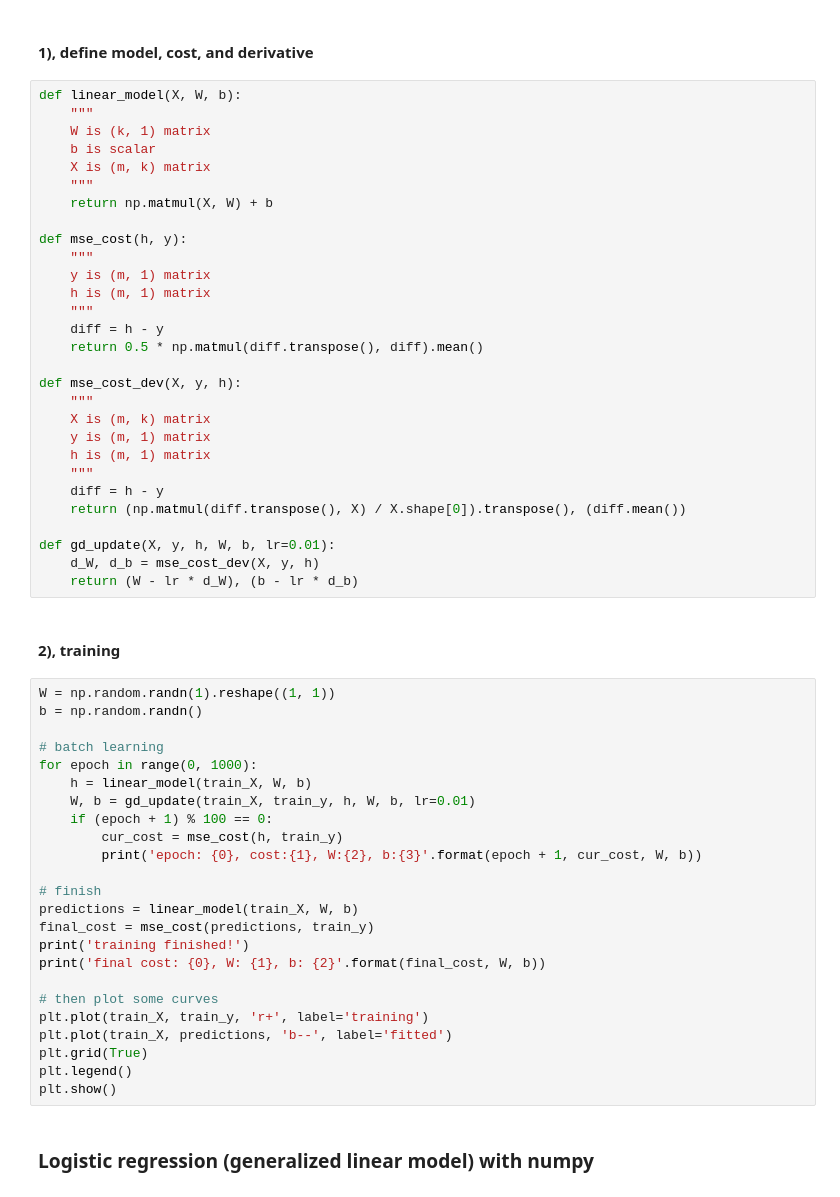
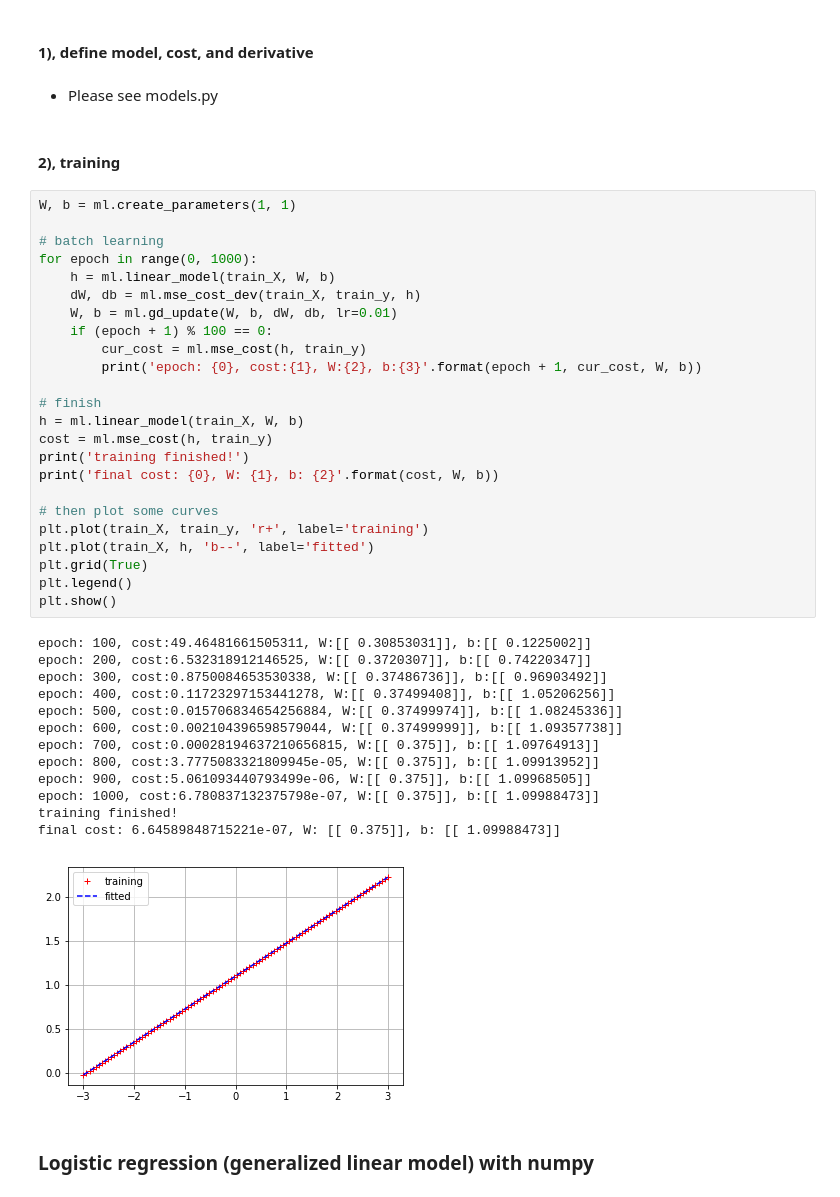
Before and after one commit to hdup/mlc, a Jupyter notebook: stage-1-anti-captcha/c02-linear-model-walk-through.ipynb, the cells around one changed output. Saved outputs shown, nothing was run; the diff lists cells and outputs as text.

```diff
--- a/stage-1-anti-captcha/c02-linear-model-walk-through.ipynb
+++ b/stage-1-anti-captcha/c02-linear-model-walk-through.ipynb
@@ -28,61 +31,48 @@ print(train_X.shape)
 ### Implement with numpy
 # %% [markdown]
 #### 1), define model, cost, and derivative
-# %%
-def linear_model(X, W, b):
-    """
-    W is (k, 1) matrix
-    b is scalar
-    X is (m, k) matrix
-    """
-    return np.matmul(X, W) + b
-
-def mse_cost(h, y):
-    """
-    y is (m, 1) matrix
-    h is (m, 1) matrix
-    """
-    diff = h - y
-    return 0.5 * np.matmul(diff.transpose(), diff).mean()
-
-def mse_cost_dev(X, y, h):
-    """
-    X is (m, k) matrix
-    y is (m, 1) matrix
-    h is (m, 1) matrix
-    """
-    diff = h - y
-    return (np.matmul(diff.transpose(), X) / X.shape[0]).transpose(), (diff.mean())
-
-def gd_update(X, y, h, W, b, lr=0.01):
-    d_W, d_b = mse_cost_dev(X, y, h)
-    return (W - lr * d_W), (b - lr * d_b)
+# %% [markdown]
+- Please see models.py
 # %% [markdown]
 #### 2), training
 # %%
-W = np.random.randn(1).reshape((1, 1))
-b = np.random.randn()
+W, b = ml.create_parameters(1, 1)
 
 # batch learning
 for epoch in range(0, 1000):
-    h = linear_model(train_X, W, b)
-    W, b = gd_update(train_X, train_y, h, W, b, lr=0.01)
+    h = ml.linear_model(train_X, W, b)
+    dW, db = ml.mse_cost_dev(train_X, train_y, h)
+    W, b = ml.gd_update(W, b, dW, db, lr=0.01)
     if (epoch + 1) % 100 == 0:
-        cur_cost = mse_cost(h, train_y)
+        cur_cost = ml.mse_cost(h, train_y)
         print('epoch: {0}, cost:{1}, W:{2}, b:{3}'.format(epoch + 1, cur_cost, W, b))
 
 # finish
-predictions = linear_model(train_X, W, b)
-final_cost = mse_cost(predictions, train_y)
+h = ml.linear_model(train_X, W, b)
+cost = ml.mse_cost(h, train_y)
 print('training finished!')
-print('final cost: {0}, W: {1}, b: {2}'.format(final_cost, W, b))
+print('final cost: {0}, W: {1}, b: {2}'.format(cost, W, b))
 
 # then plot some curves
 plt.plot(train_X, train_y, 'r+', label='training')
-plt.plot(train_X, predictions, 'b--', label='fitted')
+plt.plot(train_X, h, 'b--', label='fitted')
 plt.grid(True)
 plt.legend()
 plt.show()
+# %% [output]
+epoch: 100, cost:49.46481661505311, W:[[ 0.30853031]], b:[[ 0.1225002]]
+epoch: 200, cost:6.532318912146525, W:[[ 0.3720307]], b:[[ 0.74220347]]
+epoch: 300, cost:0.8750084653530338, W:[[ 0.37486736]], b:[[ 0.96903492]]
+epoch: 400, cost:0.11723297153441278, W:[[ 0.37499408]], b:[[ 1.05206256]]
+epoch: 500, cost:0.015706834654256884, W:[[ 0.37499974]], b:[[ 1.08245336]]
+epoch: 600, cost:0.002104396598579044, W:[[ 0.37499999]], b:[[ 1.09357738]]
+epoch: 700, cost:0.00028194637210656815, W:[[ 0.375]], b:[[ 1.09764913]]
+epoch: 800, cost:3.7775083321809945e-05, W:[[ 0.375]], b:[[ 1.09913952]]
+epoch: 900, cost:5.061093440793499e-06, W:[[ 0.375]], b:[[ 1.09968505]]
+epoch: 1000, cost:6.780837132375798e-07, W:[[ 0.375]], b:[[ 1.09988473]]
+training finished!
+final cost: 6.64589848715221e-07, W: [[ 0.375]], b: [[ 1.09988473]]
+[figure, added]
 # %% [markdown]
 ### Logistic regression (generalized linear model) with numpy
 # %% [markdown]
```
Also changed, not shown: parts of 13 cells of this notebook, 2 other files.
